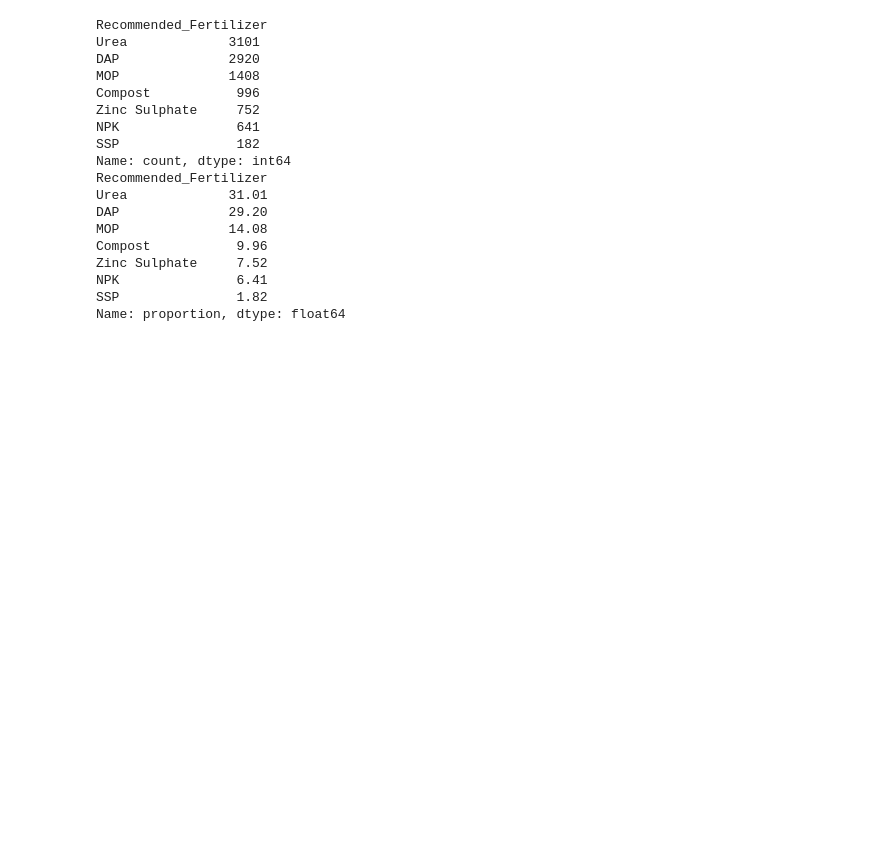
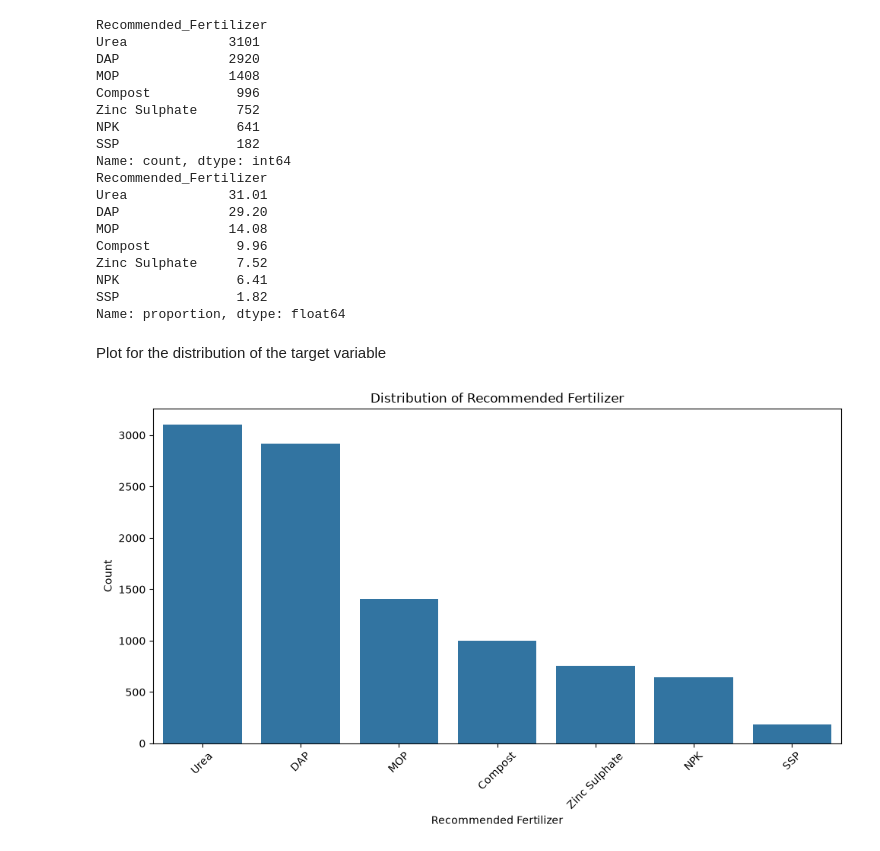
Before and after one commit to RumethW/AI-Powered-Fertilizer-Recommendation-System, a Jupyter notebook: data_analysis.ipynb, the cells around one changed output. Cells and saved outputs as stored; diff of their text form; code cells hidden in the pictures; blank space fills up the shorter version.

Commit message:
Added data visualization plots

```diff
--- a/data_analysis.ipynb
+++ b/data_analysis.ipynb
@@ -162,3 +160,19 @@ Zinc Sulphate     7.52
 NPK               6.41
 SSP               1.82
 Name: proportion, dtype: float64
+# %% [markdown]
+Plot for the distribution of the target variable
+# %%
+plt.figure(figsize=(10, 6))
+
+sns.countplot(data=df, x=target, order=df[target].value_counts().index)
+
+plt.title('Distribution of Recommended Fertilizer')
+plt.xlabel('Recommended Fertilizer')
+plt.ylabel('Count')
+plt.xticks(rotation=45)
+
+plt.tight_layout()
+plt.show()
+# %% [output]
+[figure, added]
```
Also changed, not shown: parts of 17 cells of this notebook.
